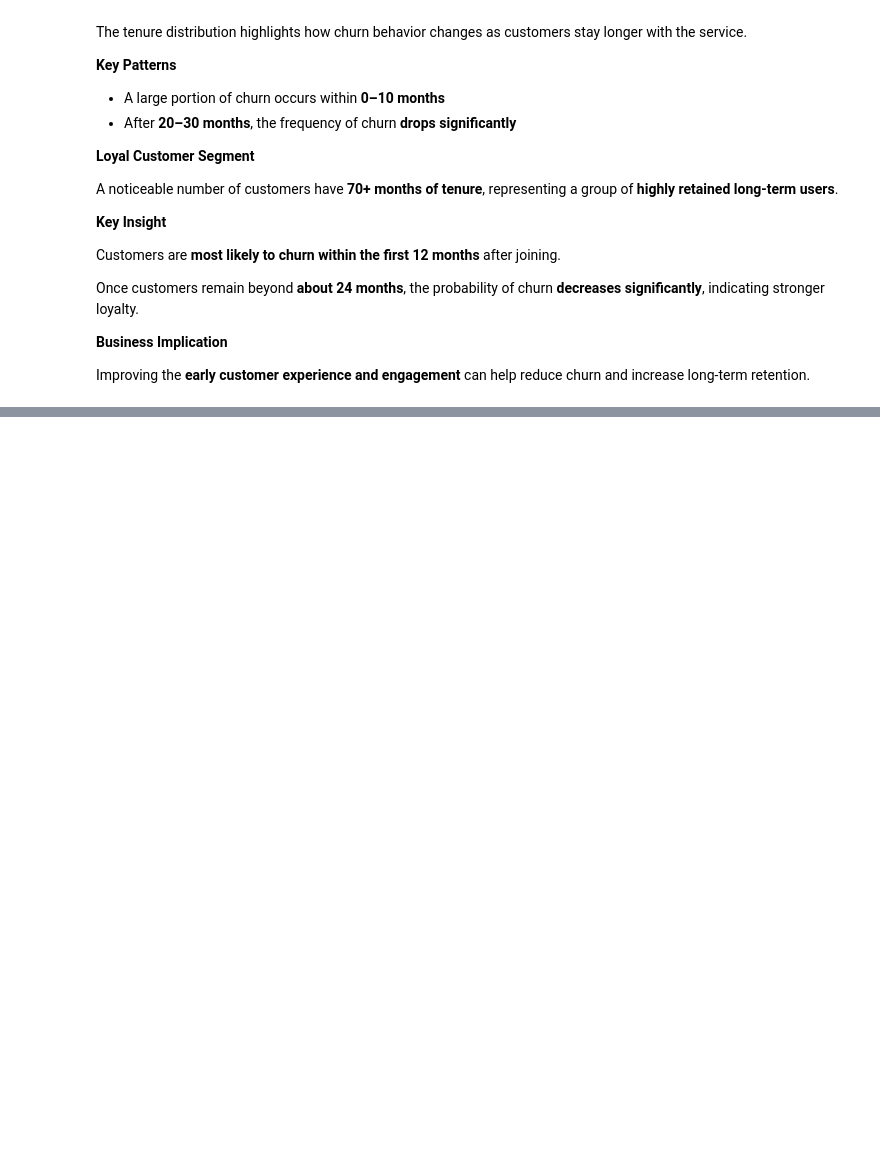
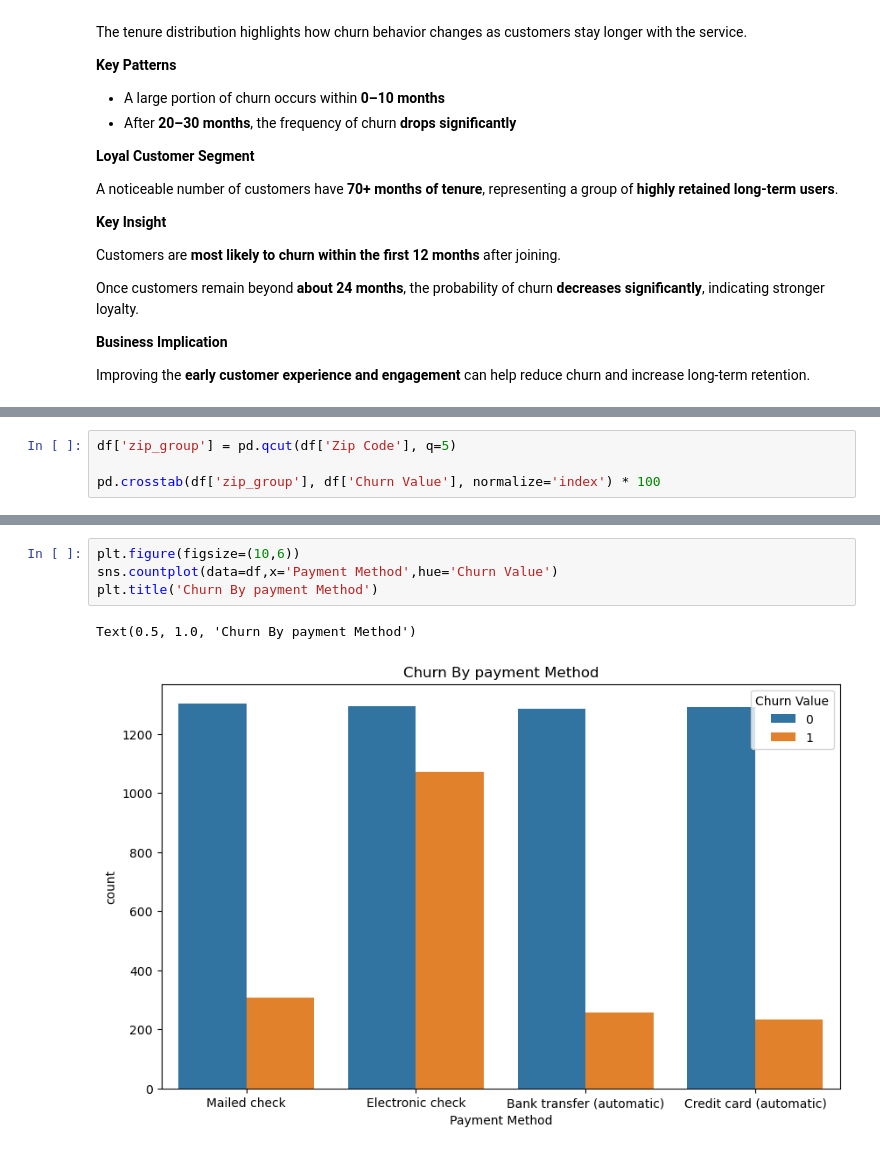
Before and after one commit to niharnandala/Telco-Churn-Prediction-Retention-ml, a Jupyter notebook: notebook/project_notebook.ipynb, the cells around one changed output, grey strips where cells are left out. Saved outputs shown, nothing was run; the diff lists cells and outputs as text; blank space fills up the shorter version.

```diff
--- a/notebook/project_notebook.ipynb
+++ b/notebook/project_notebook.ipynb
@@ -546,0 +644,4 @@ Improving the **early customer experience and engagement** can help reduce churn
+# %%
+df['zip_group'] = pd.qcut(df['Zip Code'], q=5)
+
+pd.crosstab(df['zip_group'], df['Churn Value'], normalize='index') * 100
@@ -546,0 +673,7 @@ Improving the **early customer experience and engagement** can help reduce churn
+# %%
+plt.figure(figsize=(10,6))
+sns.countplot(data=df,x='Payment Method',hue='Churn Value')
+plt.title('Churn By payment Method')
+# %% [output]
+Text(0.5, 1.0, 'Churn By payment Method')
+[figure, added]
```
Also changed, not shown: parts of 71 cells of this notebook.
